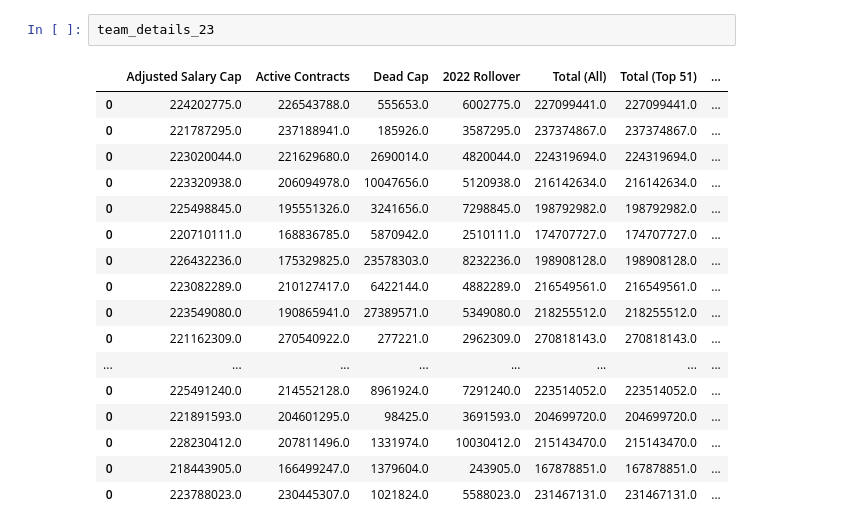
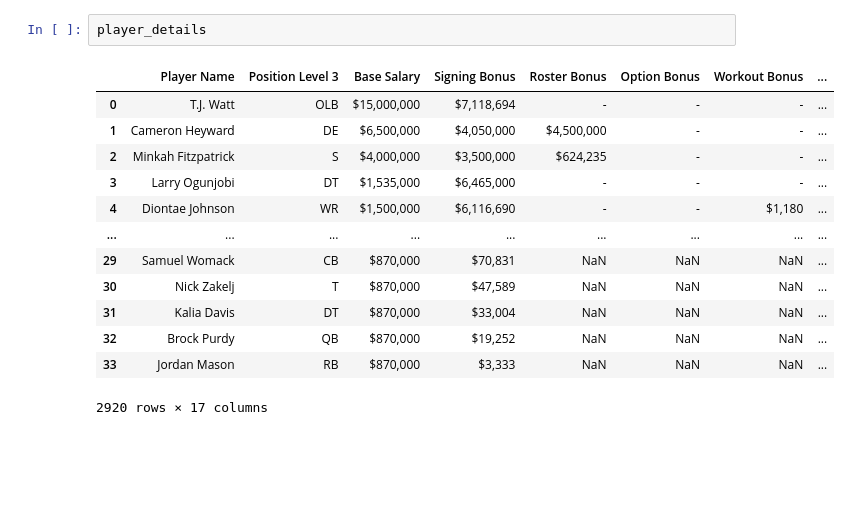
Before and after one commit to scunden/nfl-cap-space-viz, a Jupyter notebook: Notebook.ipynb, the cells around one changed output. Saved outputs shown, nothing was run; the diff lists cells and outputs as text; blank space fills up the shorter version.

Commit message:
added positional classification

```diff
--- a/Notebook.ipynb
+++ b/Notebook.ipynb
@@ -56,20 +46,16 @@ team_details_22
-# %%
-team_details_23
-# %% [output]
-|  | Adjusted Salary Cap | Active Contracts | Dead Cap | 2022 Rollover | Total (All) | Total (Top 51) | ... |
-| 0 | 224202775.0 | 226543788.0 | 555653.0 | 6002775.0 | 227099441.0 | 227099441.0 | ... |
-| 0 | 221787295.0 | 237188941.0 | 185926.0 | 3587295.0 | 237374867.0 | 237374867.0 | ... |
-| 0 | 223020044.0 | 221629680.0 | 2690014.0 | 4820044.0 | 224319694.0 | 224319694.0 | ... |
-| 0 | 223320938.0 | 206094978.0 | 10047656.0 | 5120938.0 | 216142634.0 | 216142634.0 | ... |
-| 0 | 225498845.0 | 195551326.0 | 3241656.0 | 7298845.0 | 198792982.0 | 198792982.0 | ... |
-| 0 | 220710111.0 | 168836785.0 | 5870942.0 | 2510111.0 | 174707727.0 | 174707727.0 | ... |
-| 0 | 226432236.0 | 175329825.0 | 23578303.0 | 8232236.0 | 198908128.0 | 198908128.0 | ... |
-| 0 | 223082289.0 | 210127417.0 | 6422144.0 | 4882289.0 | 216549561.0 | 216549561.0 | ... |
-| 0 | 223549080.0 | 190865941.0 | 27389571.0 | 5349080.0 | 218255512.0 | 218255512.0 | ... |
-| 0 | 221162309.0 | 270540922.0 | 277221.0 | 2962309.0 | 270818143.0 | 270818143.0 | ... |
-| ... | ... | ... | ... | ... | ... | ... | ... |
-| 0 | 225491240.0 | 214552128.0 | 8961924.0 | 7291240.0 | 223514052.0 | 223514052.0 | ... |
-| 0 | 221891593.0 | 204601295.0 | 98425.0 | 3691593.0 | 204699720.0 | 204699720.0 | ... |
-| 0 | 228230412.0 | 207811496.0 | 1331974.0 | 10030412.0 | 215143470.0 | 215143470.0 | ... |
-| 0 | 218443905.0 | 166499247.0 | 1379604.0 | 243905.0 | 167878851.0 | 167878851.0 | ... |
-| 0 | 223788023.0 | 230445307.0 | 1021824.0 | 5588023.0 | 231467131.0 | 231467131.0 | ... |
+# %%
+player_details
+# %% [output]
+|  | Player Name | Position Level 3 | Base Salary | Signing Bonus | Roster Bonus | Option Bonus | Workout Bonus | ... |
+| 0 | T.J. Watt | OLB | $15,000,000 | $7,118,694 | - | - | - | ... |
+| 1 | Cameron Heyward | DE | $6,500,000 | $4,050,000 | $4,500,000 | - | - | ... |
+| 2 | Minkah Fitzpatrick | S | $4,000,000 | $3,500,000 | $624,235 | - | - | ... |
+| 3 | Larry Ogunjobi | DT | $1,535,000 | $6,465,000 | - | - | - | ... |
+| 4 | Diontae Johnson | WR | $1,500,000 | $6,116,690 | - | - | $1,180 | ... |
+| ... | ... | ... | ... | ... | ... | ... | ... | ... |
+| 29 | Samuel Womack | CB | $870,000 | $70,831 | NaN | NaN | NaN | ... |
+| 30 | Nick Zakelj | T | $870,000 | $47,589 | NaN | NaN | NaN | ... |
+| 31 | Kalia Davis | DT | $870,000 | $33,004 | NaN | NaN | NaN | ... |
+| 32 | Brock Purdy | QB | $870,000 | $19,252 | NaN | NaN | NaN | ... |
+| 33 | Jordan Mason | RB | $870,000 | $3,333 | NaN | NaN | NaN | ... |
+2920 rows × 17 columns
```
Also changed, not shown: parts of 4 cells of this notebook, 5 other files.
